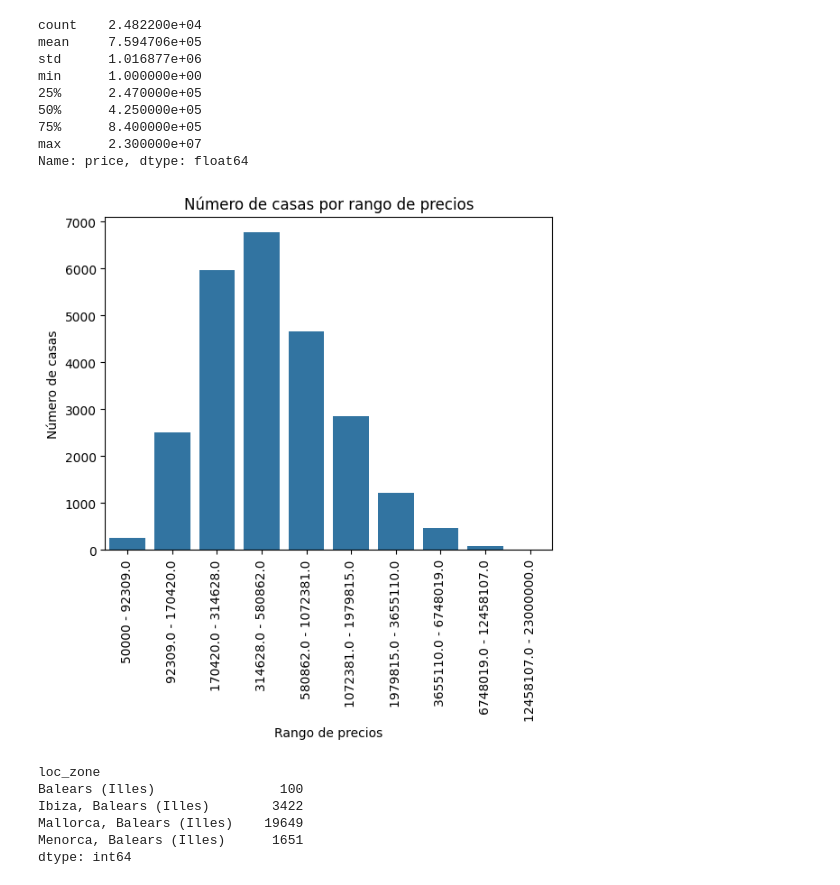
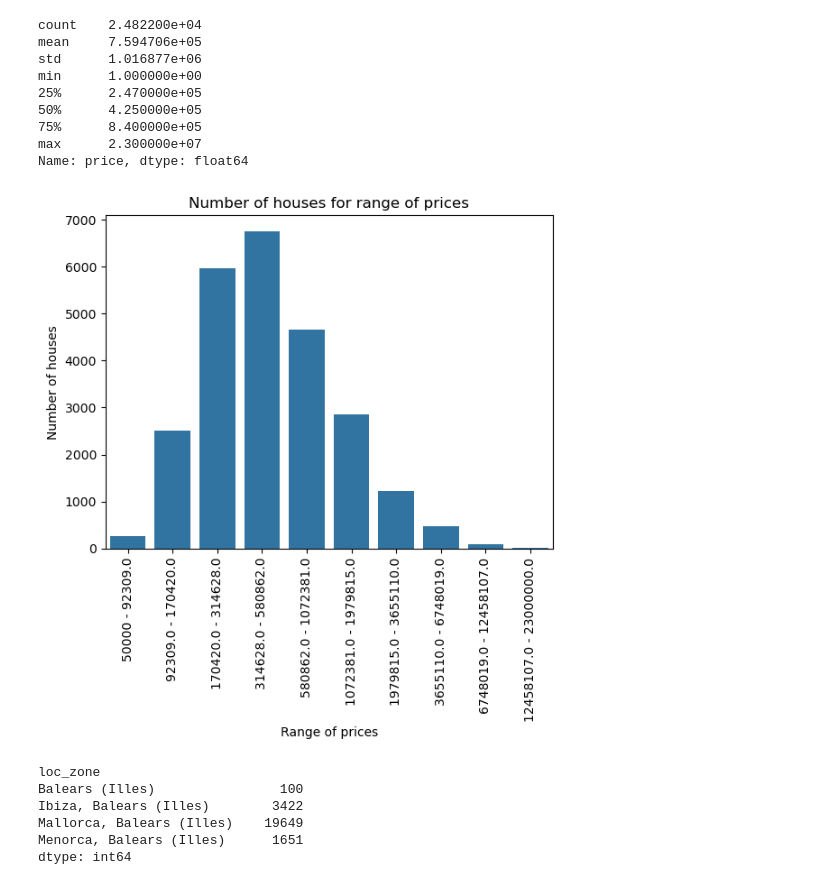
Before and after one commit to OliverJosep/11755-HCI-FinalProject, a Jupyter notebook: House_price_prediction.ipynb, the cells around one changed output. Saved outputs shown, nothing was run; the diff lists cells and outputs as text; code cells hidden in the pictures.

```diff
--- a/House_price_prediction.ipynb
+++ b/House_price_prediction.ipynb
@@ -203,39 +208,31 @@ Name: price, dtype: float64
 # %%
 import numpy as np
 import seaborn as sns
 import matplotlib.pyplot as plt
 
-# Obtener las estadísticas descriptivas
 desc_stats = data['price'].describe()
 
-# Establecer el valor mínimo en 50,000
 min_price = 50000
 
-# Usar una escala logarítmica para crear los bins, empezando desde 50,000
 log_min = np.log10(min_price)
 log_max = np.log10(desc_stats['max'])
 
-# Crear los 10 intervalos logarítmicos comenzando desde 50,000
 bins = [10**(log_min + (i * (log_max - log_min) / 10)) for i in range(11)]
 
-# Asegurarse de que el primer bin sea 50,000
 bins[0] = min_price
 
-# Crear etiquetas para los rangos
 labels = [f'{round(bins[i], 0)} - {round(bins[i+1], 0)}' for i in range(len(bins)-1)]
 
-# Crear una nueva columna con los rangos de precios
 data['price_range'] = pd.cut(data['price'], bins=bins, labels=labels, include_lowest=True, right=False)
 
-# Crear el barplot
 sns.barplot(x=data['price_range'].value_counts().index, y=data['price_range'].value_counts().values)
-plt.xlabel('Rango de precios')
-plt.ylabel('Número de casas')
-plt.title('Número de casas por rango de precios')
+plt.xlabel('Range of prices')
+plt.ylabel('Number of houses')
+plt.title('Number of houses for range of prices')
 plt.xticks(rotation=90)
 plt.show()
 # %% [output]
-[figure, old version]
+[figure, new version]
 # %%
 data.groupby('loc_zone').size()
 # %% [output]
```
Also changed, not shown: parts of 50 cells of this notebook, 2 other files.
